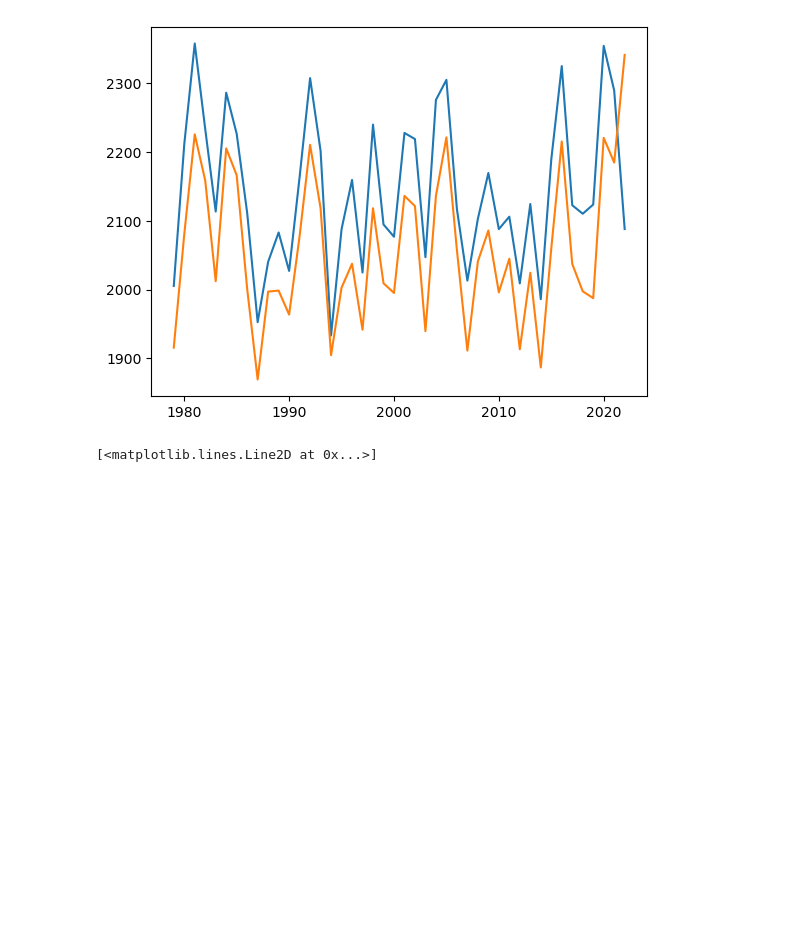
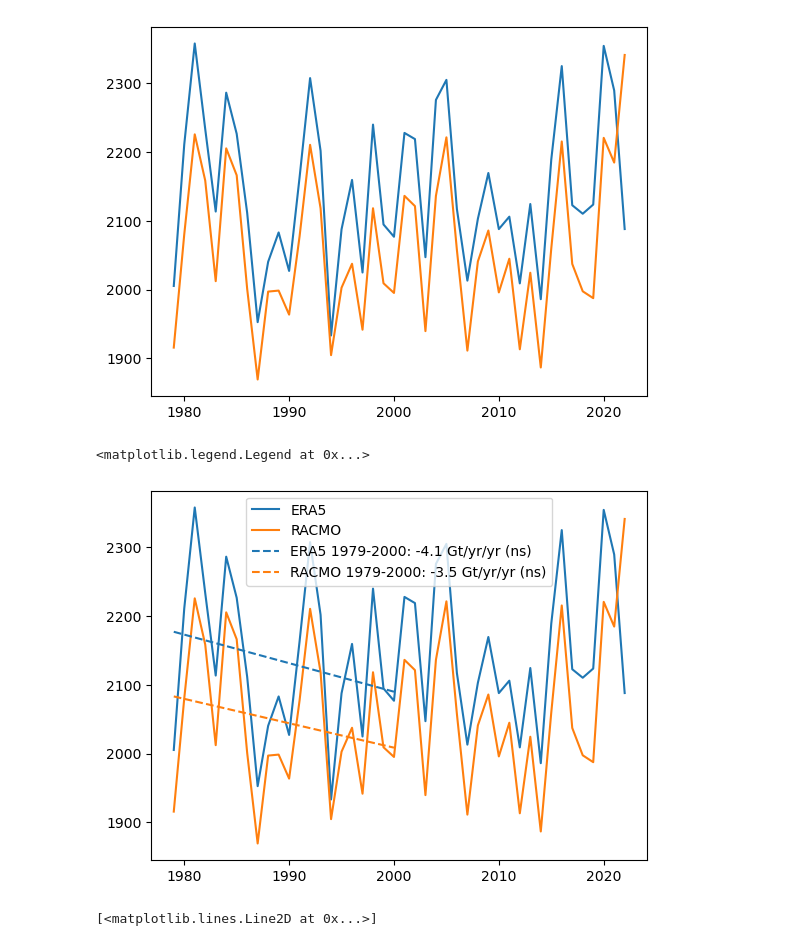
Before and after one commit to advikeswaran/metric-reconstruction, a Jupyter notebook: ERA5_ENSRF.ipynb, the cells around one changed output. Saved outputs shown, nothing was run; the diff lists cells and outputs as text; code cells hidden in the pictures; blank space fills up the shorter version.

```diff
--- a/ERA5_ENSRF.ipynb
+++ b/ERA5_ENSRF.ipynb
@@ -332,6 +366,32 @@ plt.plot(years, ais_rac)
 # %% [output]
 [<matplotlib.lines.Line2D at 0x...>]
 [figure]
+# %%
+from scipy import stats
+import numpy as np
+
+years_np = np.array(years).astype(float)
+era_np   = np.array(ais_era).astype(float)
+rac_np   = np.array(ais_rac).astype(float)
+
+# trend only over 1979-2000
+mask = (years_np >= 1979) & (years_np <= 2000)
+sl_era, ic_era, r_era, p_era, _ = stats.linregress(years_np[mask], era_np[mask])
+sl_rac, ic_rac, r_rac, p_rac, _ = stats.linregress(years_np[mask], rac_np[mask])
+
+pstar_era = '***' if p_era<0.001 else '**' if p_era<0.01 else '*' if p_era<0.05 else '(ns)'
+pstar_rac = '***' if p_rac<0.001 else '**' if p_rac<0.01 else '*' if p_rac<0.05 else '(ns)'
+
+plt.plot(years_np, era_np, label='ERA5')
+plt.plot(years_np, rac_np, label='RACMO')
+plt.plot(years_np[mask], sl_era*years_np[mask]+ic_era, '--', color='C0', lw=1.5,
+         label=f'ERA5 1979-2000: {sl_era:+.1f} Gt/yr/yr {pstar_era}')
+plt.plot(years_np[mask], sl_rac*years_np[mask]+ic_rac, '--', color='C1', lw=1.5,
+         label=f'RACMO 1979-2000: {sl_rac:+.1f} Gt/yr/yr {pstar_rac}')
+plt.legend()
+# %% [output]
+<matplotlib.legend.Legend at 0x...>
+[figure, added]
 # %%
 # --- 4️⃣ Convert each anomaly series to an xarray DataArray ---
 # Ensures compatibility with xarray operations and broadcasting.
```
Also changed, not shown: parts of 4 cells of this notebook, 4 other files.
